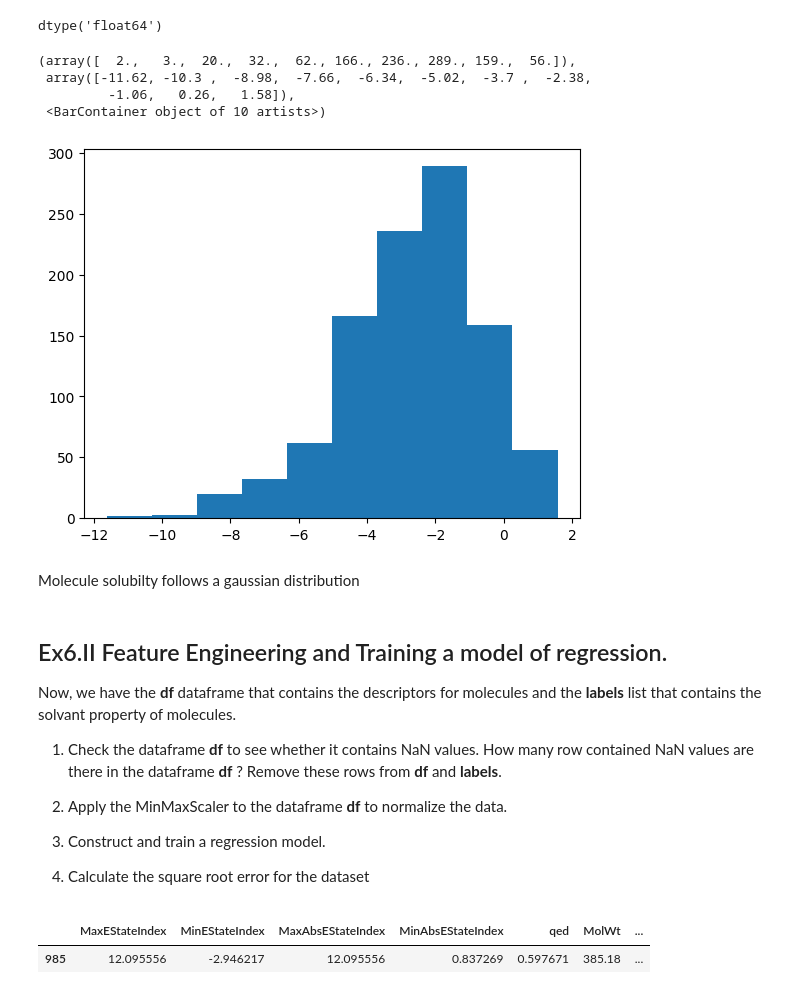
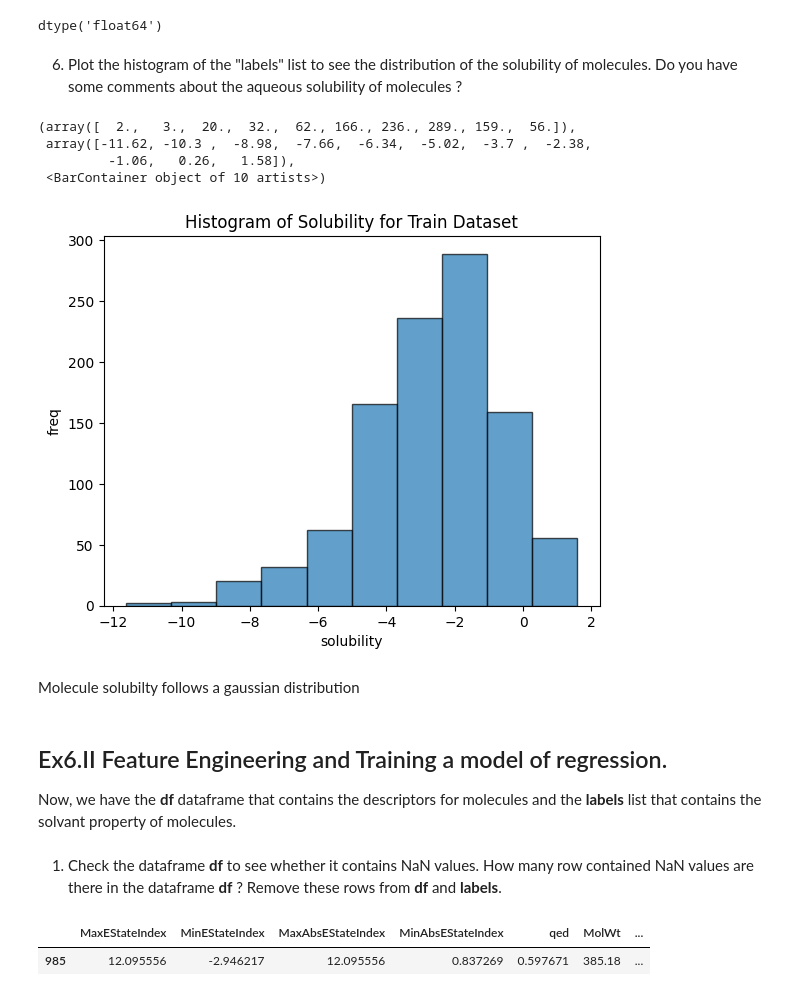
Before and after one commit to Ekliipce/Machine-Learning-for-Biomedical, a Jupyter notebook: molecules/Molecules_representations.ipynb, the cells around one changed output. Drawn from its saved outputs; the diff is of its cells as text; code cells hidden in the pictures.

```diff
--- a/molecules/Molecules_representations.ipynb
+++ b/molecules/Molecules_representations.ipynb
@@ -317,31 +314,27 @@ ValueError: ignored
 df['labels'].dtypes
 # %% [output]
 dtype('float64')
-# %%
-plt.hist(df['labels'])
-# %% [output]
-(array([  2.,   3.,  20.,  32.,  62., 166., 236., 289., 159.,  56.]),
- array([-11.62, -10.3 ,  -8.98,  -7.66,  -6.34,  -5.02,  -3.7 ,  -2.38,
-         -1.06,   0.26,   1.58]),
- <BarContainer object of 10 artists>)
-[figure, removed]
+# %% [markdown]
+6. Plot the histogram of the "labels" list to see the distribution of the solubility of molecules. Do you have some comments about the aqueous solubility of molecules ?
+# %%
+plt.title("Histogram of Solubility for Train Dataset")
+plt.xlabel("solubility")
+plt.ylabel("freq")
+plt.hist(df['labels'], bins=10, edgecolor='k', alpha=0.7)
+# %% [output]
+(array([  2.,   3.,  20.,  32.,  62., 166., 236., 289., 159.,  56.]),
+ array([-11.62, -10.3 ,  -8.98,  -7.66,  -6.34,  -5.02,  -3.7 ,  -2.38,
+         -1.06,   0.26,   1.58]),
+ <BarContainer object of 10 artists>)
+[figure, added]
 # %% [markdown]
 Molecule solubilty follows a gaussian distribution
 # %% [markdown]
 ## Ex6.II Feature Engineering and Training a model of regression.
 
 Now, we have the **df** dataframe that contains the descriptors for molecules and the **labels** list that contains the solvant property of molecules.
-
-1. Check the dataframe **df** to see whether it contains NaN values. How many row contained NaN values are there in the dataframe **df** ? Remove these rows from  **df** and **labels**.
-
-
-2. Apply the MinMaxScaler to the dataframe **df** to normalize the data.
-
-
-3. Construct and train a regression model.
-
-
-4. Calculate the square root error for the dataset
+# %% [markdown]
+1. Check the dataframe **df** to see whether it contains NaN values. How many row contained NaN values are there in the dataframe **df** ? Remove these rows from  **df** and **labels**.
 # %%
 df[df.isna().any(axis=1)]
 # %% [output]
```
Also changed, not shown: parts of 58 cells of this notebook.
